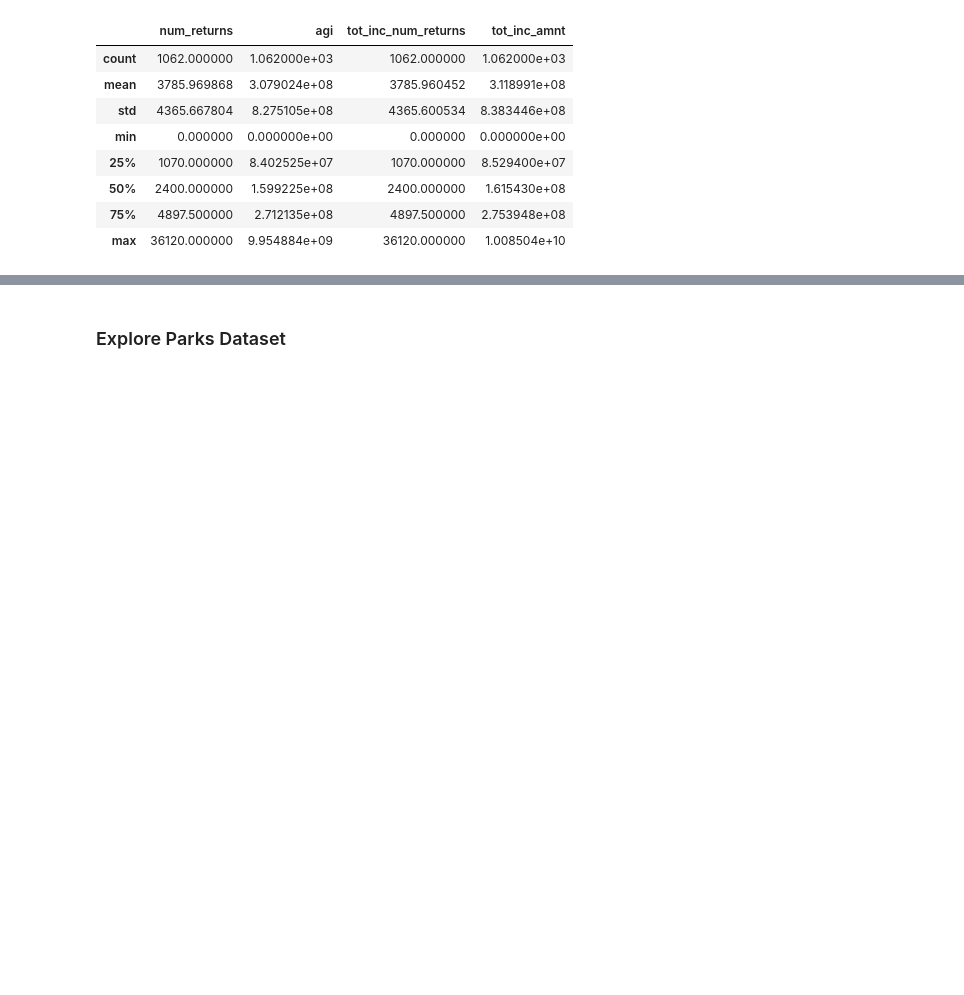
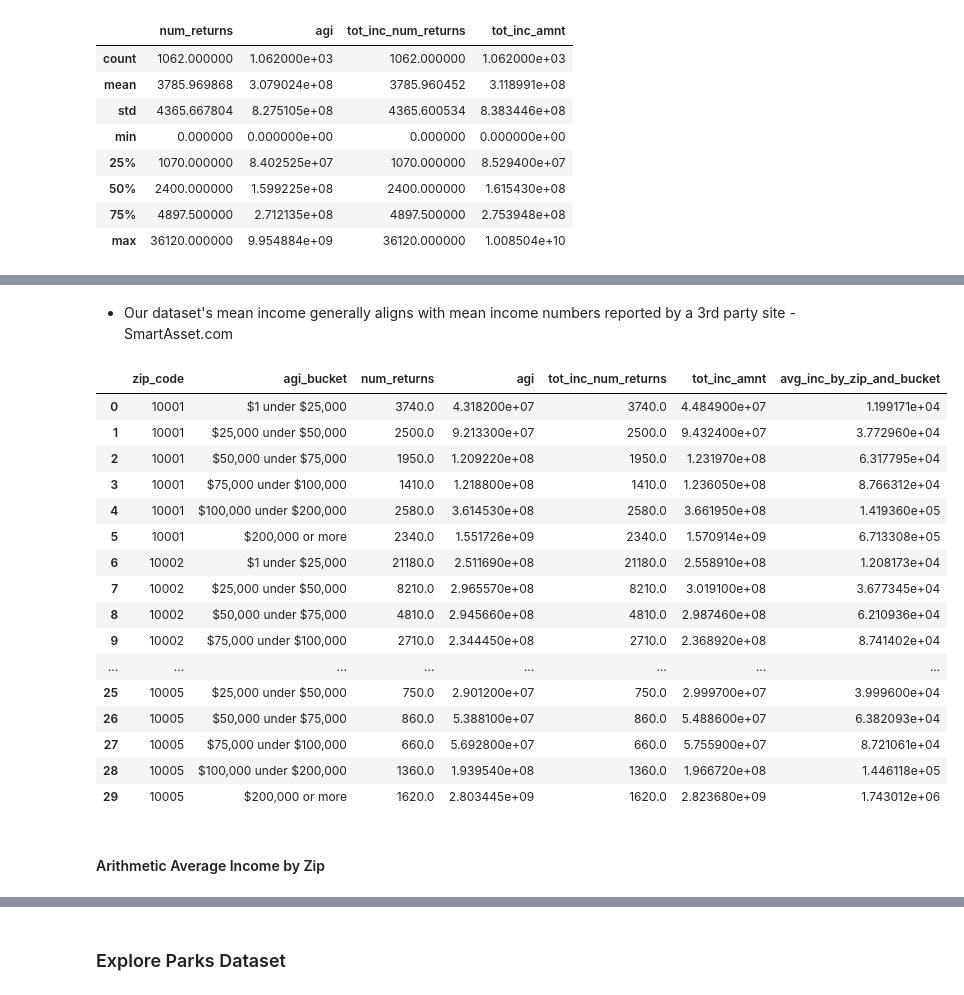
Before and after one commit to as6140/nyc_playgrounds_income, a Jupyter notebook: exploratory_data_analysis.ipynb, the cells around one changed output, grey strips where cells are left out. Cells and saved outputs as stored; diff of their text form; code cells hidden in the pictures; blank space fills up the shorter version.

```diff
--- a/exploratory_data_analysis.ipynb
+++ b/exploratory_data_analysis.ipynb
@@ -155,0 +203,26 @@ income_df.describe()
+# %% [markdown]
+ - Our dataset's mean income generally aligns with mean income numbers reported by a 3rd party site - SmartAsset.com
+# %%
+income_df['avg_inc_by_zip_and_bucket'] = income_df['tot_inc_amnt']/income_df['tot_inc_num_returns']
+# %%
+income_df.head(30)
+# %% [output]
+|  | zip_code | agi_bucket | num_returns | agi | tot_inc_num_returns | tot_inc_amnt | avg_inc_by_zip_and_bucket |
+| 0 | 10001 | $1 under $25,000 | 3740.0 | 4.318200e+07 | 3740.0 | 4.484900e+07 | 1.199171e+04 |
+| 1 | 10001 | $25,000 under $50,000 | 2500.0 | 9.213300e+07 | 2500.0 | 9.432400e+07 | 3.772960e+04 |
+| 2 | 10001 | $50,000 under $75,000 | 1950.0 | 1.209220e+08 | 1950.0 | 1.231970e+08 | 6.317795e+04 |
+| 3 | 10001 | $75,000 under $100,000 | 1410.0 | 1.218800e+08 | 1410.0 | 1.236050e+08 | 8.766312e+04 |
+| 4 | 10001 | $100,000 under $200,000 | 2580.0 | 3.614530e+08 | 2580.0 | 3.661950e+08 | 1.419360e+05 |
+| 5 | 10001 | $200,000 or more | 2340.0 | 1.551726e+09 | 2340.0 | 1.570914e+09 | 6.713308e+05 |
+| 6 | 10002 | $1 under $25,000 | 21180.0 | 2.511690e+08 | 21180.0 | 2.558910e+08 | 1.208173e+04 |
+| 7 | 10002 | $25,000 under $50,000 | 8210.0 | 2.965570e+08 | 8210.0 | 3.019100e+08 | 3.677345e+04 |
+| 8 | 10002 | $50,000 under $75,000 | 4810.0 | 2.945660e+08 | 4810.0 | 2.987460e+08 | 6.210936e+04 |
+| 9 | 10002 | $75,000 under $100,000 | 2710.0 | 2.344450e+08 | 2710.0 | 2.368920e+08 | 8.741402e+04 |
+| ... | ... | ... | ... | ... | ... | ... | ... |
+| 25 | 10005 | $25,000 under $50,000 | 750.0 | 2.901200e+07 | 750.0 | 2.999700e+07 | 3.999600e+04 |
+| 26 | 10005 | $50,000 under $75,000 | 860.0 | 5.388100e+07 | 860.0 | 5.488600e+07 | 6.382093e+04 |
+| 27 | 10005 | $75,000 under $100,000 | 660.0 | 5.692800e+07 | 660.0 | 5.755900e+07 | 8.721061e+04 |
+| 28 | 10005 | $100,000 under $200,000 | 1360.0 | 1.939540e+08 | 1360.0 | 1.966720e+08 | 1.446118e+05 |
+| 29 | 10005 | $200,000 or more | 1620.0 | 2.803445e+09 | 1620.0 | 2.823680e+09 | 1.743012e+06 |
+# %% [markdown]
+#### Arithmetic Average Income by Zip
```
Also changed, not shown: parts of 42 cells of this notebook.
